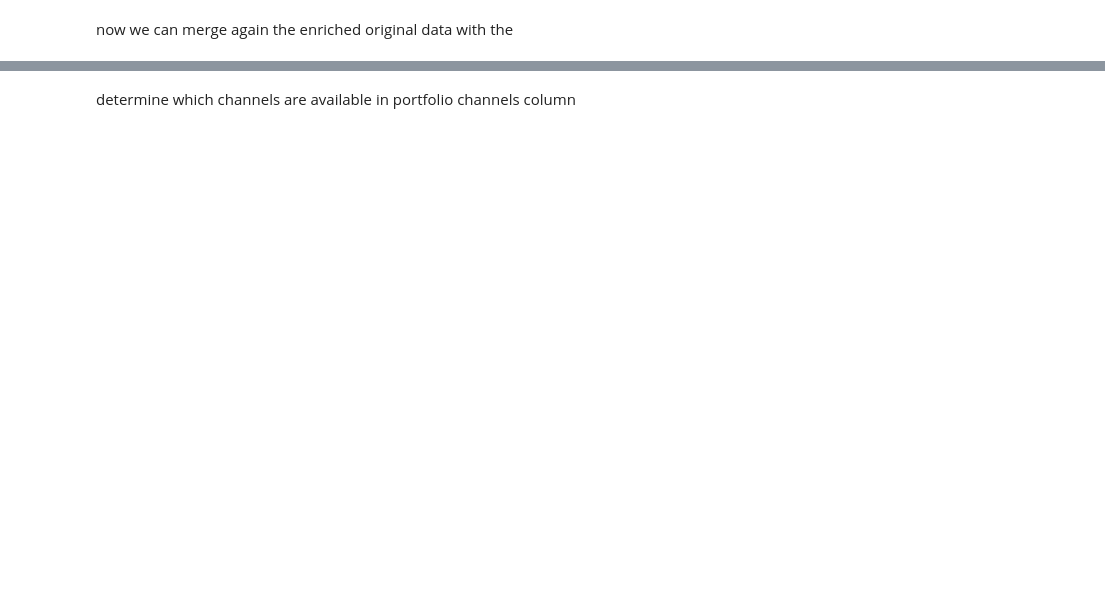
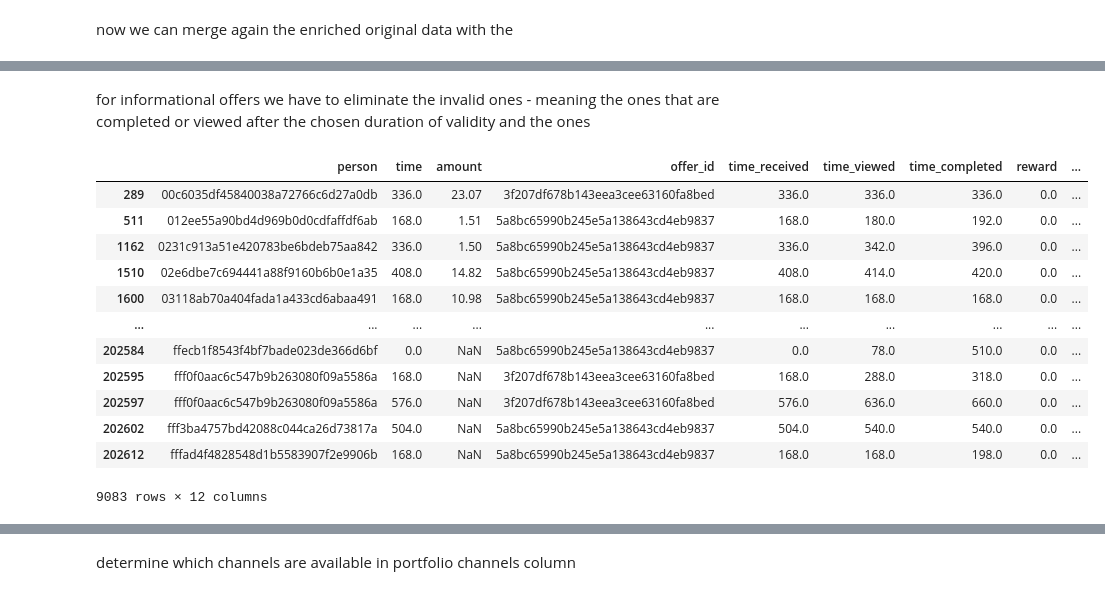
Before and after one commit to udacityML/capstone_starbucks, a Jupyter notebook: Starbucks_Capstone_preprocessing.ipynb, the cells around one changed output, grey strips where cells are left out. Drawn from its saved outputs; the diff is of its cells as text; code cells hidden in the pictures; blank space fills up the shorter version.

```diff
--- a/Starbucks_Capstone_preprocessing.ipynb
+++ b/Starbucks_Capstone_preprocessing.ipynb
@@ -597,0 +628,18 @@ merge_orig_view_1
+# %% [markdown]
+for informational offers we have to eliminate the invalid ones - meaning the ones that are completed or viewed after the chosen duration of validity and the ones
+# %%
+merge_orig_view_1[(merge_orig_view_1['offer_type']=='informational')&(merge_orig_view_1['time_completed'].isnull()==False)]
+# %% [output]
+|  | person | time | amount | offer_id | time_received | time_viewed | time_completed | reward | ... |
+| 289 | 00c6035df45840038a72766c6d27a0db | 336.0 | 23.07 | 3f207df678b143eea3cee63160fa8bed | 336.0 | 336.0 | 336.0 | 0.0 | ... |
+| 511 | 012ee55a90bd4d969b0d0cdfaffdf6ab | 168.0 | 1.51 | 5a8bc65990b245e5a138643cd4eb9837 | 168.0 | 180.0 | 192.0 | 0.0 | ... |
+| 1162 | 0231c913a51e420783be6bdeb75aa842 | 336.0 | 1.50 | 5a8bc65990b245e5a138643cd4eb9837 | 336.0 | 342.0 | 396.0 | 0.0 | ... |
+| 1510 | 02e6dbe7c694441a88f9160b6b0e1a35 | 408.0 | 14.82 | 5a8bc65990b245e5a138643cd4eb9837 | 408.0 | 414.0 | 420.0 | 0.0 | ... |
+| 1600 | 03118ab70a404fada1a433cd6abaa491 | 168.0 | 10.98 | 5a8bc65990b245e5a138643cd4eb9837 | 168.0 | 168.0 | 168.0 | 0.0 | ... |
+| ... | ... | ... | ... | ... | ... | ... | ... | ... | ... |
+| 202584 | ffecb1f8543f4bf7bade023de366d6bf | 0.0 | NaN | 5a8bc65990b245e5a138643cd4eb9837 | 0.0 | 78.0 | 510.0 | 0.0 | ... |
+| 202595 | fff0f0aac6c547b9b263080f09a5586a | 168.0 | NaN | 3f207df678b143eea3cee63160fa8bed | 168.0 | 288.0 | 318.0 | 0.0 | ... |
+| 202597 | fff0f0aac6c547b9b263080f09a5586a | 576.0 | NaN | 3f207df678b143eea3cee63160fa8bed | 576.0 | 636.0 | 660.0 | 0.0 | ... |
+| 202602 | fff3ba4757bd42088c044ca26d73817a | 504.0 | NaN | 5a8bc65990b245e5a138643cd4eb9837 | 504.0 | 540.0 | 540.0 | 0.0 | ... |
+| 202612 | fffad4f4828548d1b5583907f2e9906b | 168.0 | NaN | 5a8bc65990b245e5a138643cd4eb9837 | 168.0 | 168.0 | 198.0 | 0.0 | ... |
+9083 rows × 12 columns
```
Also changed, not shown: parts of 57 cells of this notebook, 1 other file.
